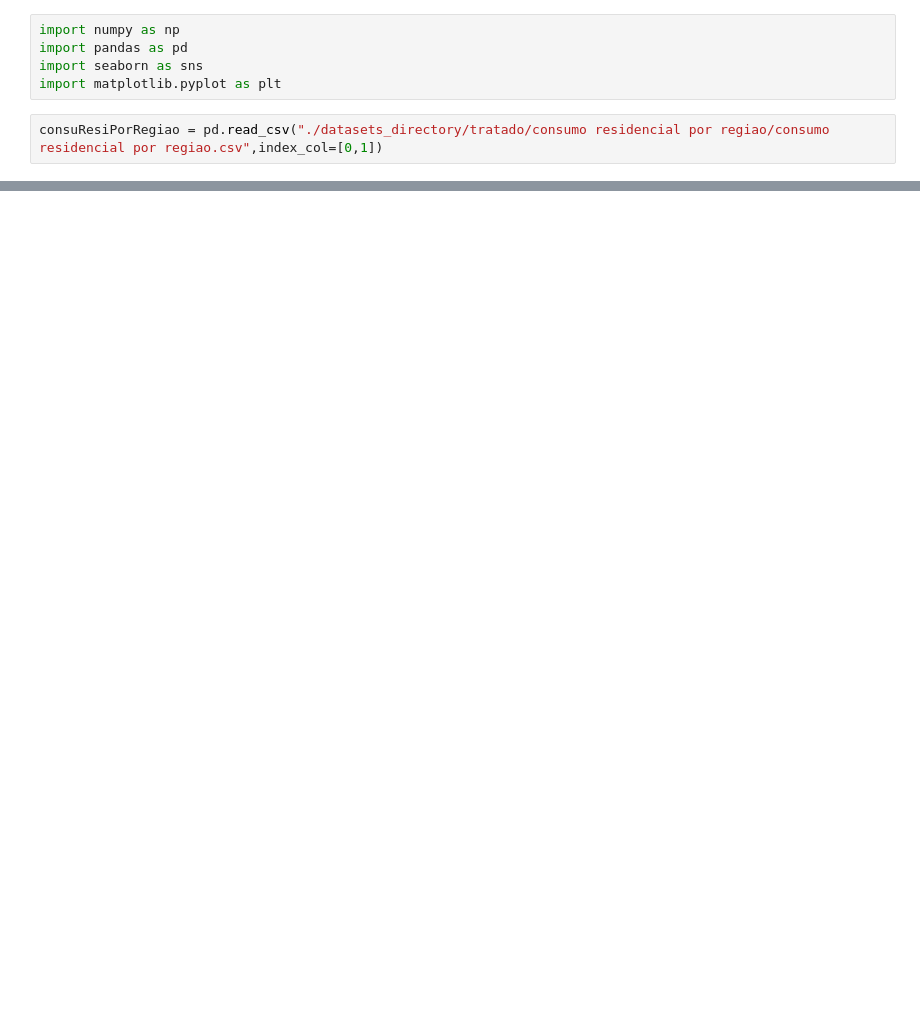
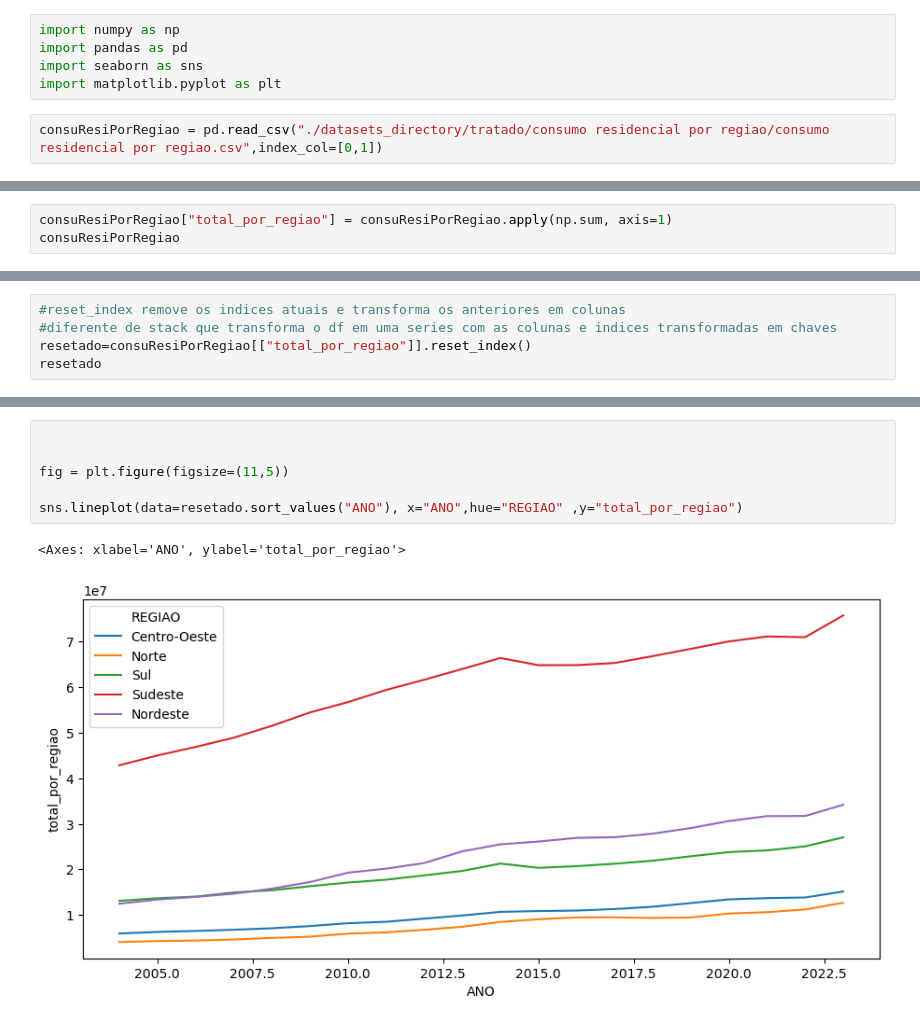
Before and after one commit to PET-Controle-e-Automacao-UESC/contas_de_energia, a Jupyter notebook: src/svm.ipynb, the cells around one changed output, grey strips where cells are left out. Saved outputs shown, nothing was run; the diff lists cells and outputs as text; blank space fills up the shorter version.

```diff
--- a/src/svm.ipynb
+++ b/src/svm.ipynb
@@ -27,0 +52,3 @@ consuResiPorRegiao.head(15)
+# %%
+consuResiPorRegiao["total_por_regiao"] = consuResiPorRegiao.apply(np.sum, axis=1)
+consuResiPorRegiao
@@ -27,0 +72,5 @@ consuResiPorRegiao.head(15)
+# %%
+#reset_index remove os indices atuais e transforma os anteriores em colunas
+#diferente de stack que transforma o df em uma series com as colunas e indices transformadas em chaves
+resetado=consuResiPorRegiao[["total_por_regiao"]].reset_index()
+resetado
@@ -27,0 +91,9 @@ consuResiPorRegiao.head(15)
+# %%
+
+
+fig = plt.figure(figsize=(11,5))
+
+sns.lineplot(data=resetado.sort_values("ANO"), x="ANO",hue="REGIAO" ,y="total_por_regiao")
+# %% [output]
+<Axes: xlabel='ANO', ylabel='total_por_regiao'>
+[figure, added]
```
Also changed, not shown: parts of 19 cells of this notebook, 1 other file.
